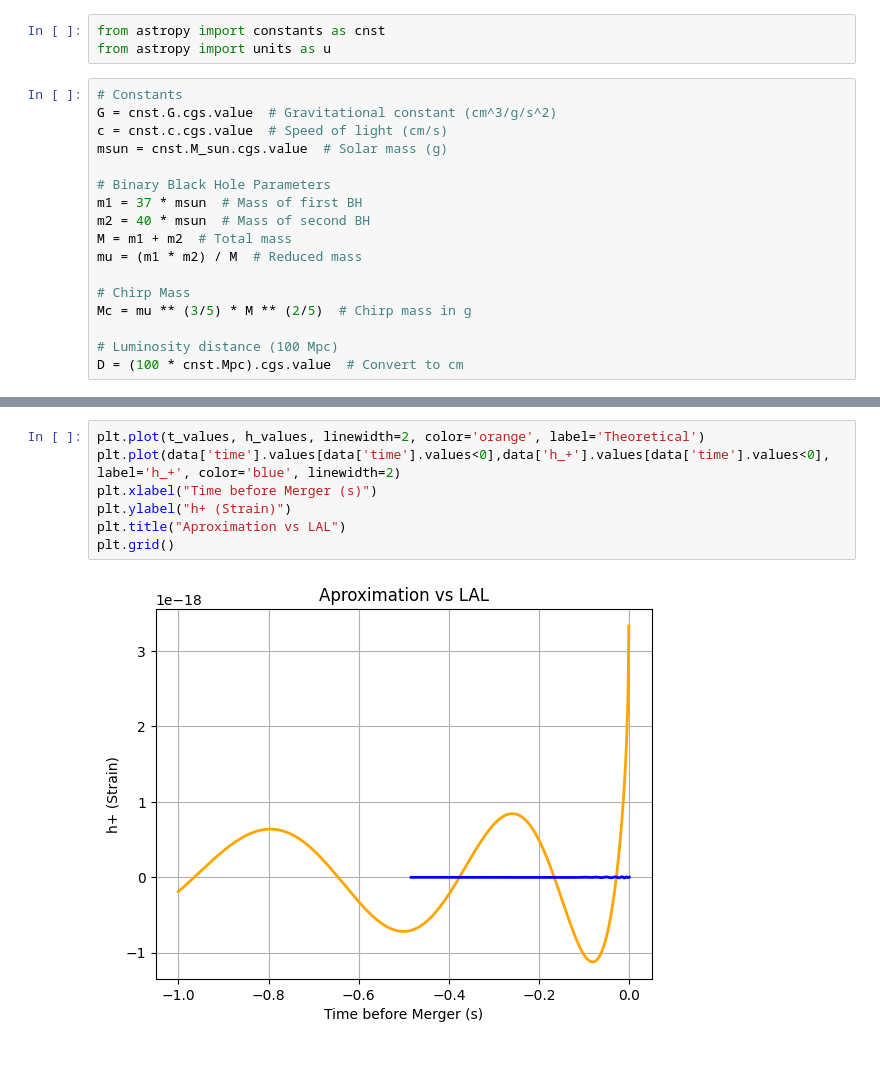
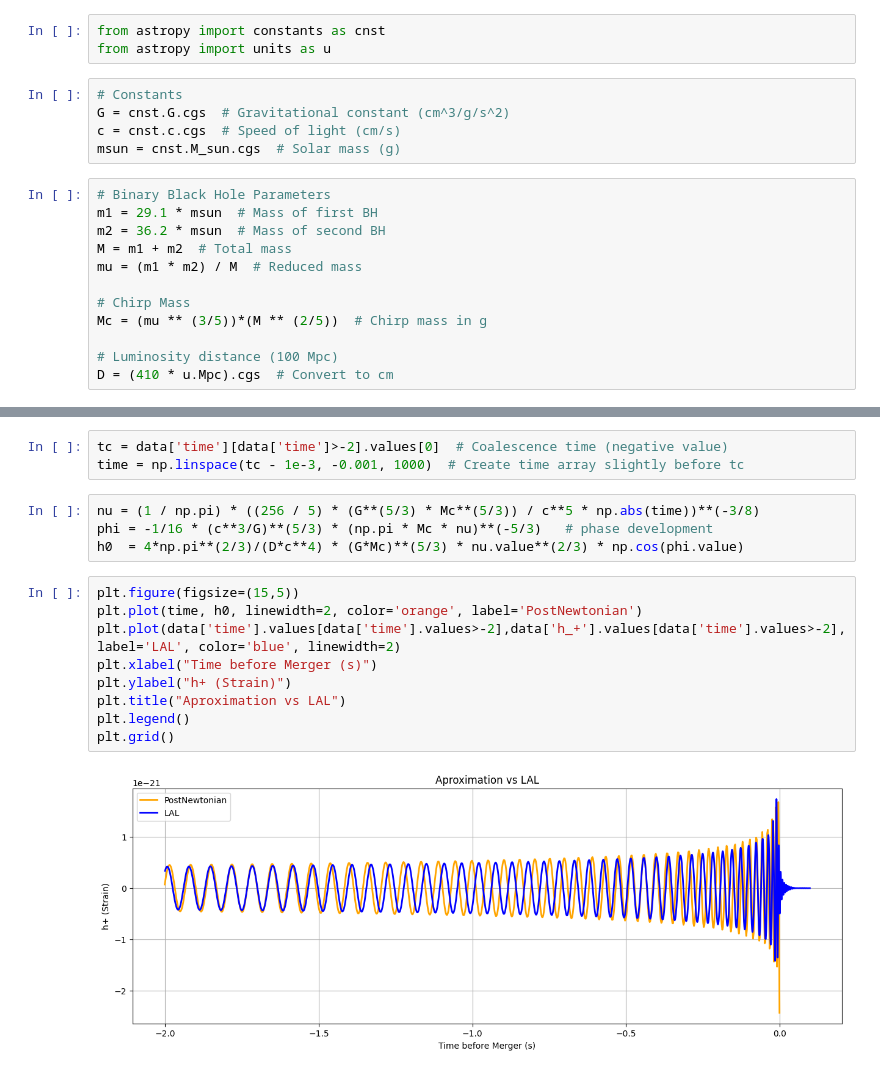
Before and after one commit to Richardforphys/AstroStatistics, a Jupyter notebook: AML/Notebooks/Others/approx_vs_sim.ipynb, the cells around one changed output, grey strips where cells are left out. Saved outputs shown, nothing was run; the diff lists cells and outputs as text.

```diff
--- a/AML/Notebooks/Others/approx_vs_sim.ipynb
+++ b/AML/Notebooks/Others/approx_vs_sim.ipynb
@@ -41,20 +36,20 @@ $t_c = \frac{5}{256} \frac{c^5}{G^4} \frac{a_0^{4}}{\mu M^2}$
 # %%
 from astropy import constants as cnst
 from astropy import units as u
+# %%
+# Constants
+G = cnst.G.cgs  # Gravitational constant (cm^3/g/s^2)
+c = cnst.c.cgs  # Speed of light (cm/s)
+msun = cnst.M_sun.cgs  # Solar mass (g)
 # %%
-# Constants
-G = cnst.G.cgs.value  # Gravitational constant (cm^3/g/s^2)
-c = cnst.c.cgs.value  # Speed of light (cm/s)
-msun = cnst.M_sun.cgs.value  # Solar mass (g)
-
 # Binary Black Hole Parameters
-m1 = 37 * msun  # Mass of first BH
-m2 = 40 * msun  # Mass of second BH
+m1 = 29.1 * msun  # Mass of first BH
+m2 = 36.2 * msun  # Mass of second BH
 M = m1 + m2  # Total mass
 mu = (m1 * m2) / M  # Reduced mass
 
 # Chirp Mass
-Mc = mu ** (3/5) * M ** (2/5)  # Chirp mass in g
+Mc = (mu ** (3/5))*(M ** (2/5))  # Chirp mass in g
 
 # Luminosity distance (100 Mpc)
-D = (100 * cnst.Mpc).cgs.value  # Convert to cm
+D = (410 * u.Mpc).cgs  # Convert to cm
@@ -81,9 +56,18 @@ h_values = (4 * G * Mc / (c**2 * D)) * (np.pi * f_values) ** (2/3) * np.cos(phi_
+# %%
+tc = data['time'][data['time']>-2].values[0]  # Coalescence time (negative value)
+time = np.linspace(tc - 1e-3, -0.001, 1000)  # Create time array slightly before tc
+# %%
+nu = (1 / np.pi) * ((256 / 5) * (G**(5/3) * Mc**(5/3)) / c**5 * np.abs(time))**(-3/8)
+phi = -1/16 * (c**3/G)**(5/3) * (np.pi * Mc * nu)**(-5/3)   # phase development
+h0  = 4*np.pi**(2/3)/(D*c**4) * (G*Mc)**(5/3) * nu.value**(2/3) * np.cos(phi.value)
 # %%
-plt.plot(t_values, h_values, linewidth=2, color='orange', label='Theoretical')
-plt.plot(data['time'].values[data['time'].values<0],data['h_+'].values[data['time'].values<0], label='h_+', color='blue', linewidth=2)
+plt.figure(figsize=(15,5))
+plt.plot(time, h0, linewidth=2, color='orange', label='PostNewtonian')
+plt.plot(data['time'].values[data['time'].values>-2],data['h_+'].values[data['time'].values>-2], label='LAL', color='blue', linewidth=2)
 plt.xlabel("Time before Merger (s)")
 plt.ylabel("h+ (Strain)")
 plt.title("Aproximation vs LAL")
+plt.legend()
 plt.grid()
 # %% [output]
-[figure, old version]
+[figure, new version]
```
Also changed, not shown: parts of 20 cells of this notebook, 1 other file.
